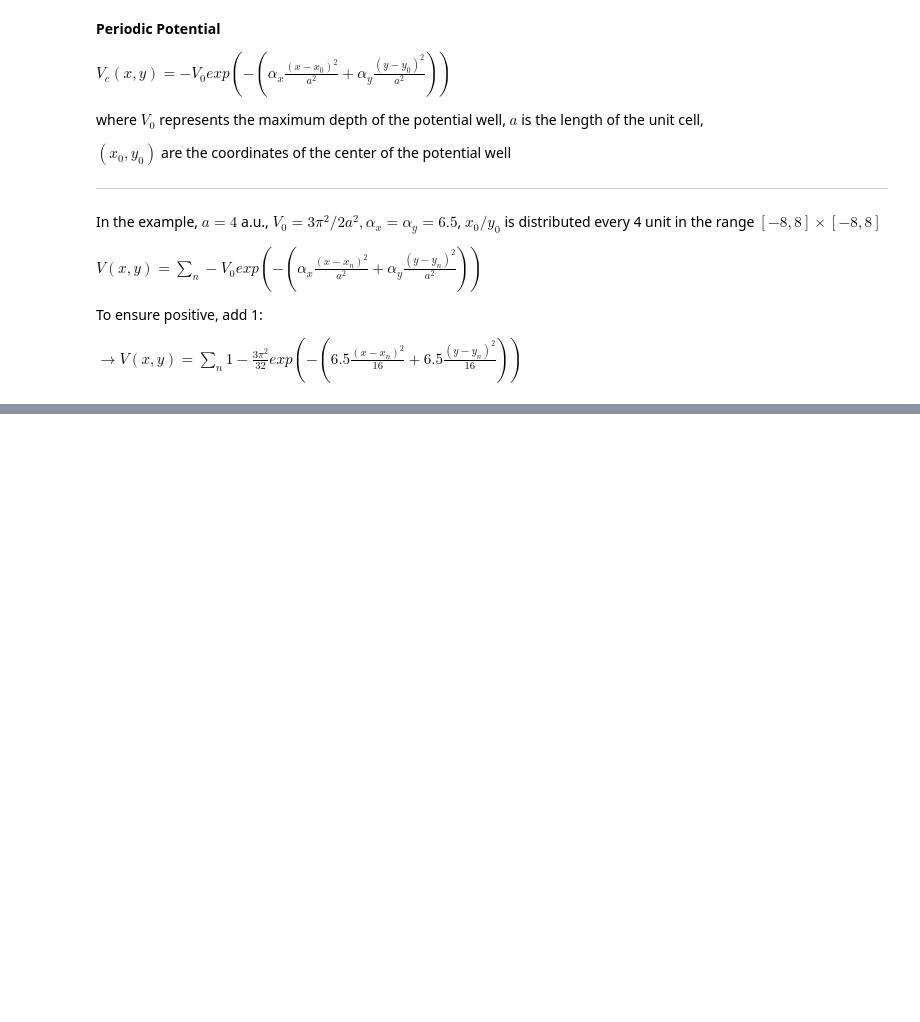
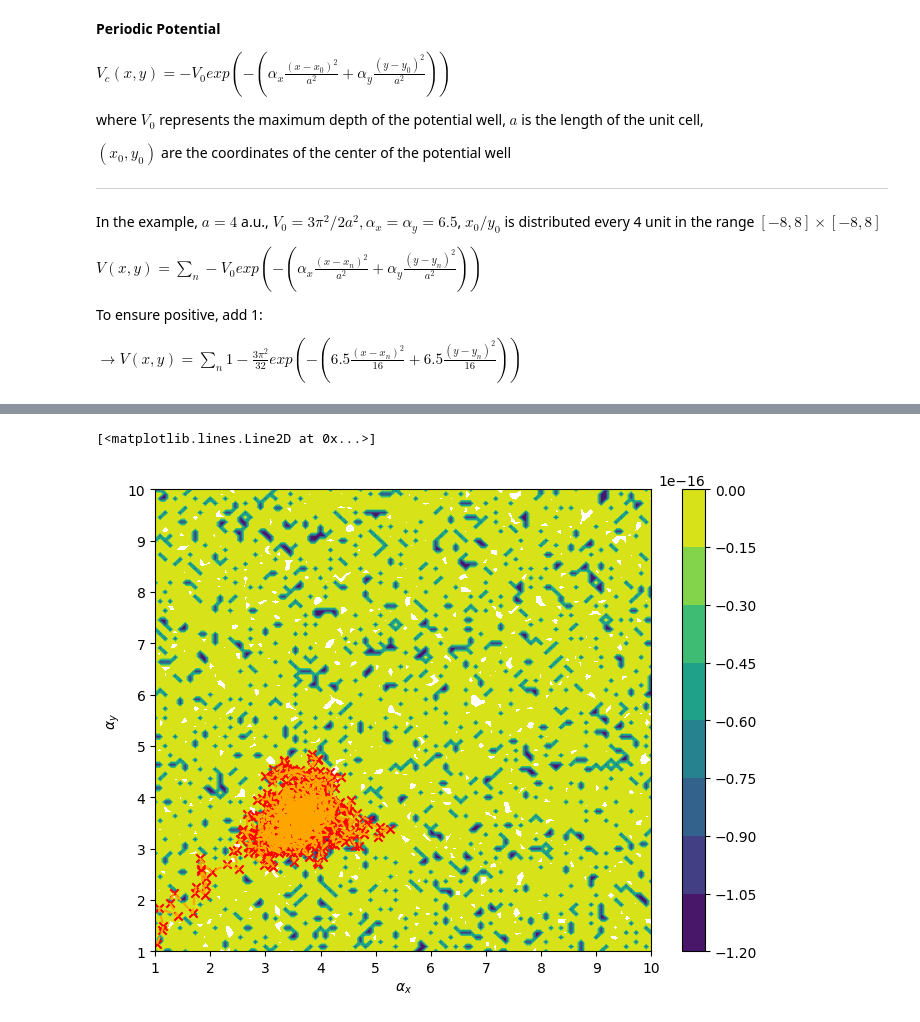
Before and after one commit to pjdunne/MResMCMC2023, a Jupyter notebook: HMC/HMC_periodicpotentia1l.ipynb, the cells around one changed output, grey strips where cells are left out. Cells and saved outputs as stored; diff of their text form; code cells hidden in the pictures; blank space fills up the shorter version.

```diff
--- a/HMC/HMC_periodicpotentia1l.ipynb
+++ b/HMC/HMC_periodicpotentia1l.ipynb
@@ -208,4 +233,4 @@ def grad_U(theta: List[np.longdouble]) -> np.longdouble:
     Rho = - log_likelihoods(theta)
     return np.array([dRho/Rho for dRho in DRho])
 # %%
-theta_accept, theta_reject = HMC(epoch=2000, L=20, epsilon=0.01, U=U, grad_U=grad_U, current_theta=np.array([1,1]))
+theta_accept, theta_reject = HMC(epoch=1000, L=20, epsilon=0.01, U=U, grad_U=grad_U, current_theta=np.array([1,1]))
@@ -216,4 +243,9 @@ auto_corr_plot(theta_accept, plot_nth_theta=[0,1],theta_index=['$\\alpha_{x}$','
 # %%
-alphax = np.linspace(1, 10, N)
-alphay = np.linspace(1, 10, N)
+alphax = np.linspace(1, 10, 100)
+alphay = np.linspace(1, 10, 100)
 alphaX, alphaY = np.meshgrid(alphax, alphay)
+
+Z=np.zeros([100,100])
+for i in range(100):
+    for j in range(100):
+        Z[i][j] += log_likelihoods([alphaX[i][j],alphaY[i][j]])
@@ -219,0 +256,10 @@ alphaX, alphaY = np.meshgrid(alphax, alphay)
+# %%
+plt.contourf(alphaX,alphaY,Z)
+plt.colorbar()
+plt.xlabel('$\\alpha_{x}$')
+plt.ylabel('$\\alpha_{y}$')
+plt.scatter(np.array(theta_accept)[:,0],np.array(theta_accept)[:,1],marker='x',color='red')
+plt.plot(np.array(theta_accept)[:,0],np.array(theta_accept)[:,1],'--',color='orange')
+# %% [output]
+[<matplotlib.lines.Line2D at 0x...>]
+[figure, added]
```
Also changed, not shown: parts of 12 cells of this notebook, 1 other file.
